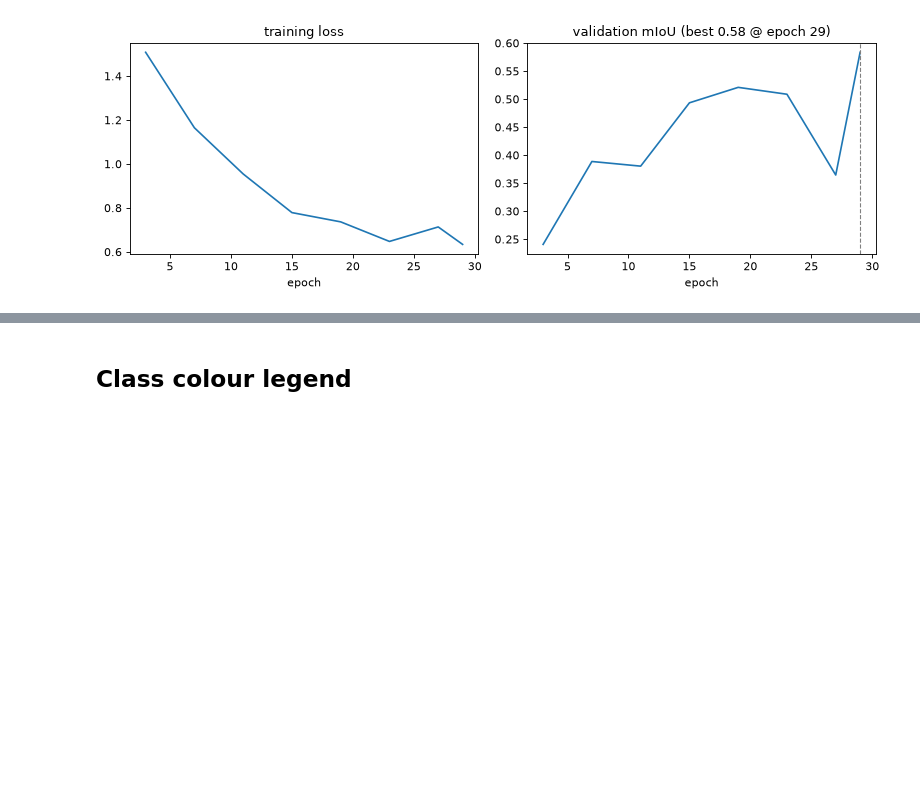
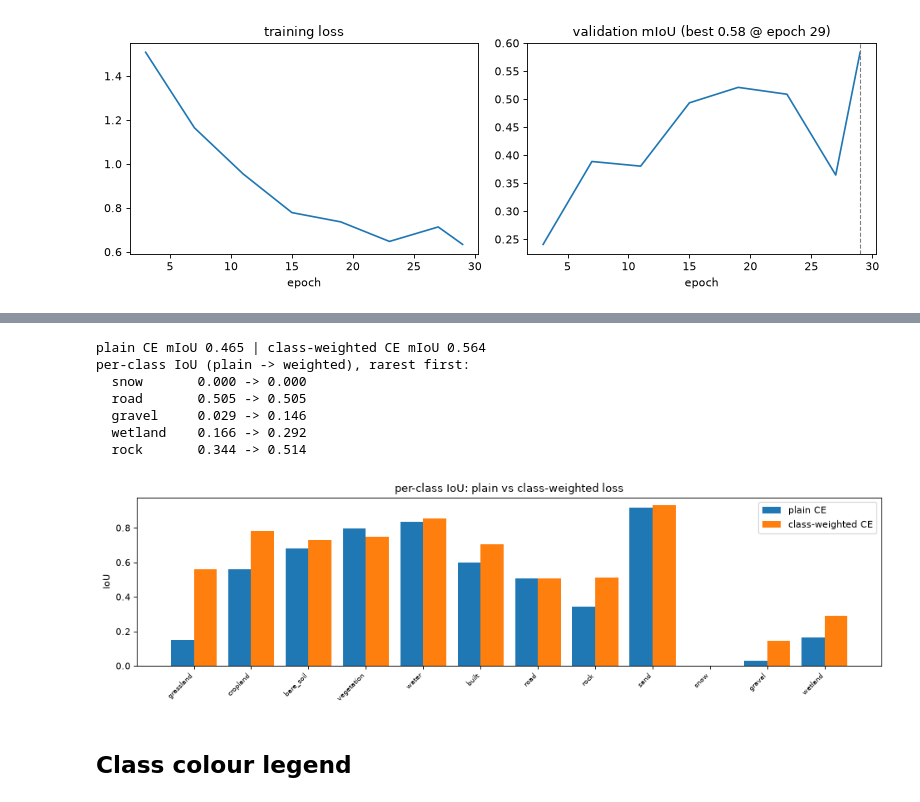
Before and after one commit to ogrisel/mplsyn, a Jupyter notebook: notebooks/06_train_semantic_segmentation.ipynb, the cells around one changed output, grey strips where cells are left out. Drawn from its saved outputs; the diff is of its cells as text; code cells hidden in the pictures; blank space fills up the shorter version.

```diff
--- a/notebooks/06_train_semantic_segmentation.ipynb
+++ b/notebooks/06_train_semantic_segmentation.ipynb
@@ -350,3 +358,77 @@ most-frequent-class baseline: pixel accuracy 0.096 | mIoU 0.008 (always 'grassla
+# %%
+train_valid = train_labels[train_labels > 0]
+class_frequency = np.bincount(train_valid.numpy(), minlength=len(SEGMENTATION_CLASSES)).astype(float)
+present = class_frequency > 0
+class_weights = np.ones(len(SEGMENTATION_CLASSES), dtype=np.float32)
+class_weights[present] = (class_frequency[present].sum() / class_frequency[present]) ** 0.5
+class_weights[present] /= class_weights[present].mean()
+weight_tensor = torch.tensor(class_weights, device=DEVICE)
+
+
+def train_segmentation(weights, epochs=15, seed=0):
+    """Train a fresh U-Net with optional class weights; return val predictions."""
+    torch.manual_seed(seed)
+    candidate = SmallUNet(len(SEGMENTATION_CLASSES)).to(DEVICE)
+    candidate_optimizer = torch.optim.AdamW(candidate.parameters(), lr=2e-3)
+    for _ in range(epochs):
+        candidate.train()
+        permutation = torch.randperm(len(train_images_device), device=DEVICE)
+        for start in range(0, len(train_images_device), BATCH_SIZE):
+            batch_indices = permutation[start : start + BATCH_SIZE]
+            candidate_optimizer.zero_grad()
+            loss = F.cross_entropy(
+                candidate(train_images_device[batch_indices]),
+                train_labels_device[batch_indices], weight=weights, ignore_index=0)
+            loss.backward()
+            candidate_optimizer.step()
+    candidate.eval()
+    with torch.no_grad():
+        return candidate(val_images.to(DEVICE)).argmax(1).cpu()
+
+
+def per_class_iou(predictions):
+    """Mean IoU and the per-class list (aligned with classes 1..12)."""
+    values, mean_values = [], []
+    for class_id in range(1, len(SEGMENTATION_CLASSES)):
+        target = val_labels == class_id
+        predicted = predictions == class_id
+        union = (target | predicted).sum().item()
+        iou = (target & predicted).sum().item() / union if union else 0.0
+        values.append(iou)
+        if union:
+            mean_values.append(iou)
+    return float(np.mean(mean_values)), values
+
+
+plain_predictions = train_segmentation(None)
+weighted_predictions = train_segmentation(weight_tensor)
+plain_miou, plain_per_class = per_class_iou(plain_predictions)
+weighted_miou, weighted_per_class = per_class_iou(weighted_predictions)
+print(f"plain CE mIoU {plain_miou:.3f} | class-weighted CE mIoU {weighted_miou:.3f}")
+print("per-class IoU (plain -> weighted), rarest first:")
+for index in np.argsort(class_frequency[1:])[:5]:
+    print(f"  {class_names[index]:10s} {plain_per_class[index]:.3f} -> {weighted_per_class[index]:.3f}")
+
+
+fig, ax = plt.subplots(figsize=(12, 3.6), dpi=80)
+positions = np.arange(len(class_names))
+ax.bar(positions - 0.2, plain_per_class, width=0.4, label="plain CE")
+ax.bar(positions + 0.2, weighted_per_class, width=0.4, label="class-weighted CE")
+ax.set_xticks(positions, class_names, rotation=45, ha="right", fontsize=7)
+ax.set_ylabel("IoU")
+ax.set_title("per-class IoU: plain vs class-weighted loss")
+ax.legend()
+plt.tight_layout()
+plt.show()
+# %% [output]
+plain CE mIoU 0.465 | class-weighted CE mIoU 0.564
+per-class IoU (plain -> weighted), rarest first:
+  snow       0.000 -> 0.000
+  road       0.505 -> 0.505
+  gravel     0.029 -> 0.146
+  wetland    0.166 -> 0.292
+  rock       0.344 -> 0.514
+[figure, added]
 # %% [markdown]
 ## Class colour legend
 # %%
```
Also changed, not shown: parts of 3 cells of this notebook, 6 other files.
